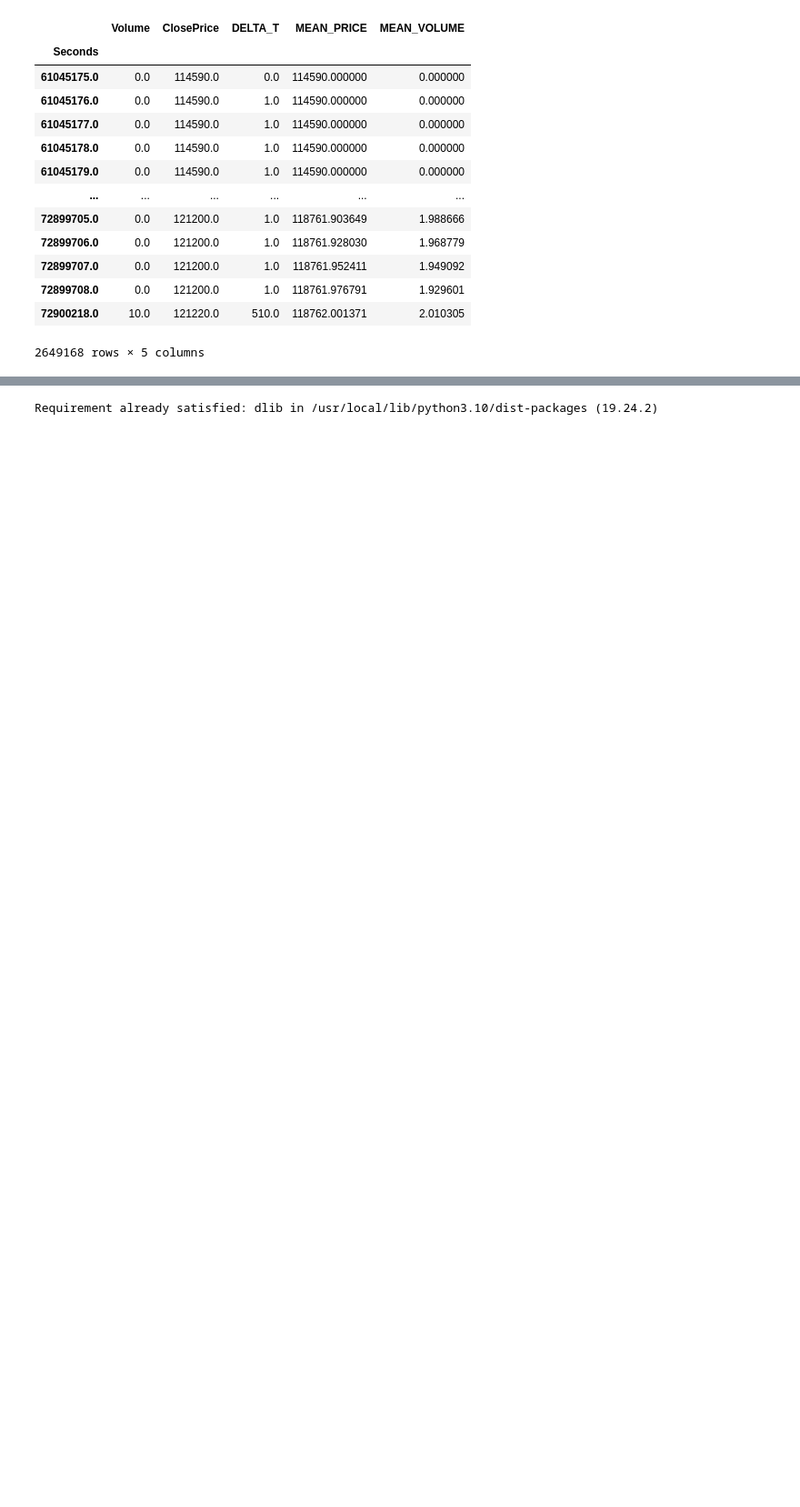
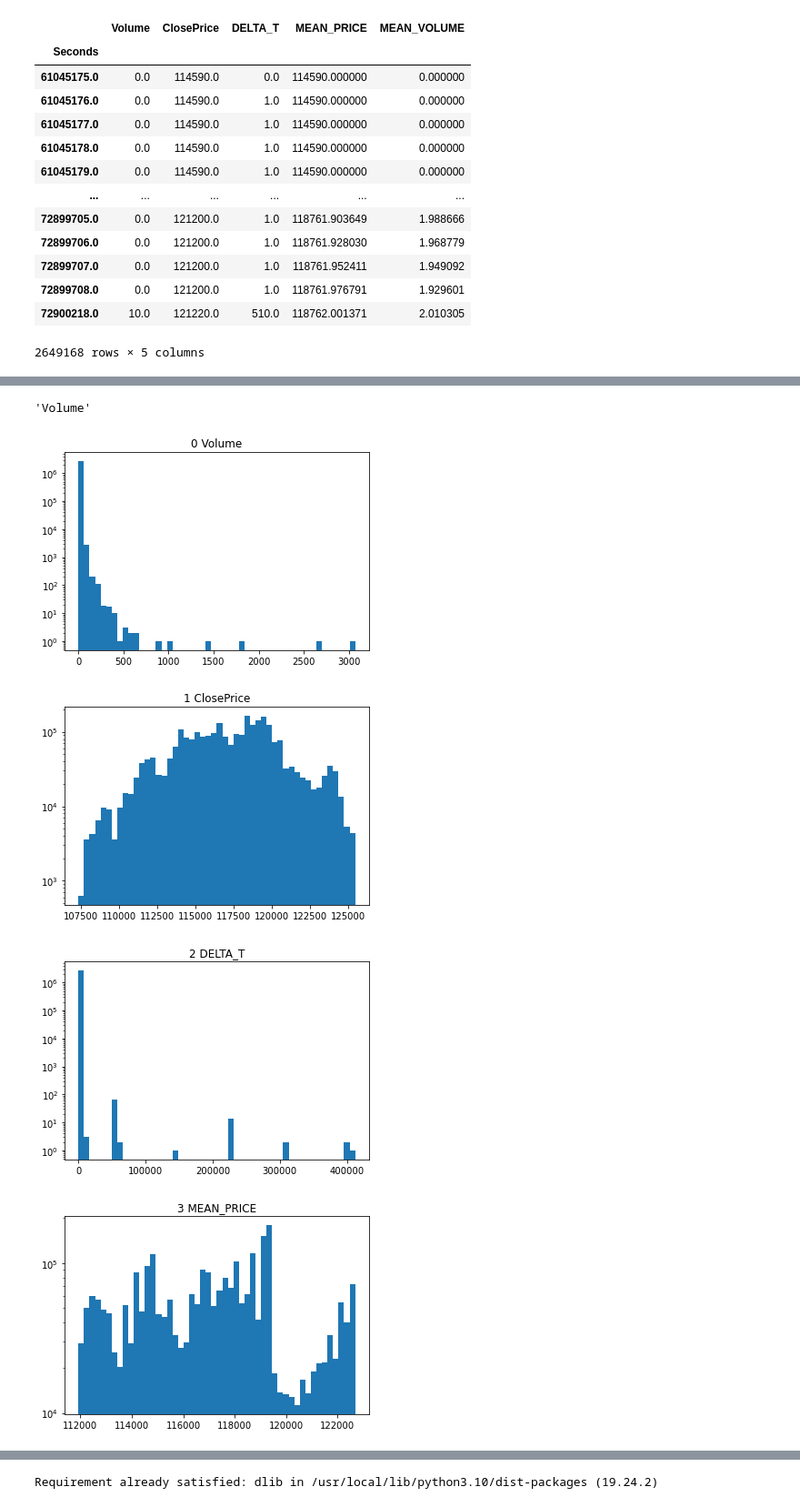
Before and after one commit to mfilipak/FILIPAK-DATA-SCIENCE, a Jupyter notebook: DIA7.ipynb, the cells around one changed output, grey strips where cells are left out. Shown: that part at 91% size. Saved outputs shown, nothing was run; the diff lists cells and outputs as text; code cells hidden in the pictures; blank space fills up the shorter version.

```diff
--- a/DIA7.ipynb
+++ b/DIA7.ipynb
@@ -124,0 +111,3 @@ df
+# %%
+data = df.to_numpy().copy()
+data.shape
@@ -124,0 +126,15 @@ df
+# %%
+df.columns[0]
+# %% [output]
+'Volume'
+# %%
+for i in range(5):
+    plt.title(str(i) + " "+df.columns[i])
+    plt.hist(data[...,i], 50)
+    plt.yscale("log")
+    plt.show()
+# %% [output]
+[figure, added]
+[figure, added]
+[figure, added]
+[figure, added]
```
Also changed, not shown: parts of 33 cells of this notebook.
